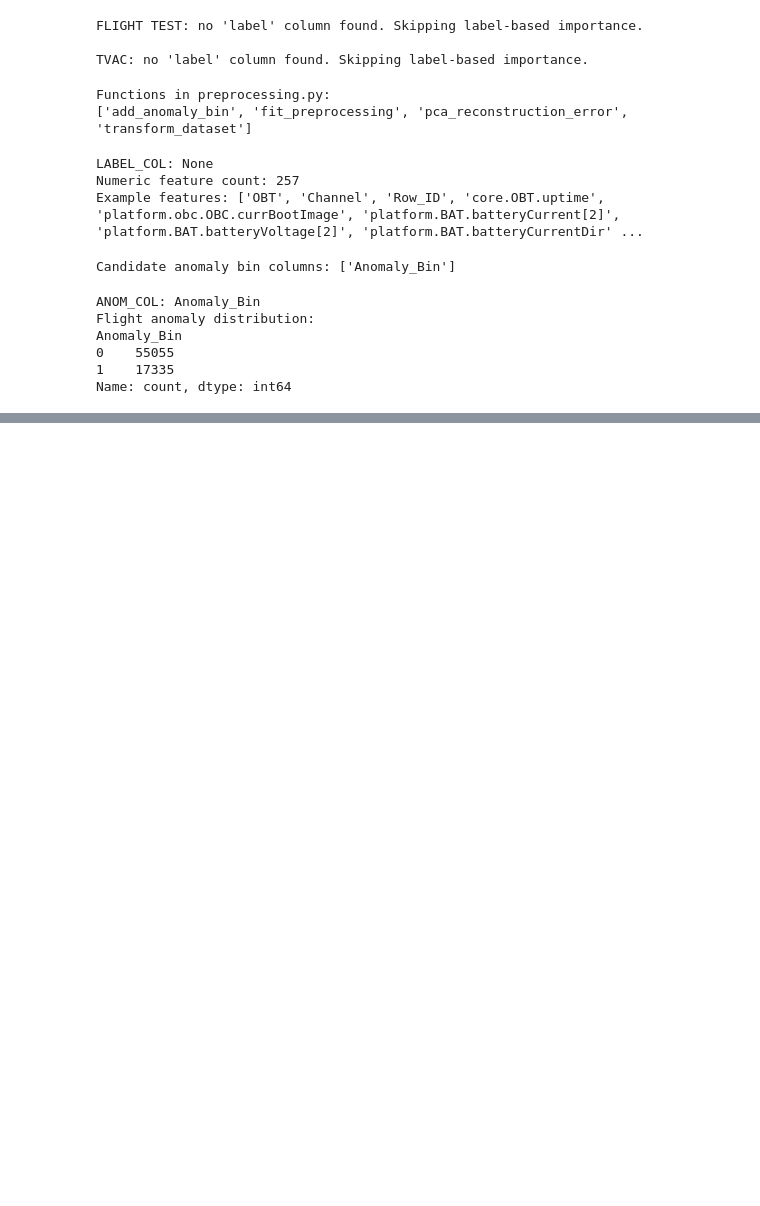
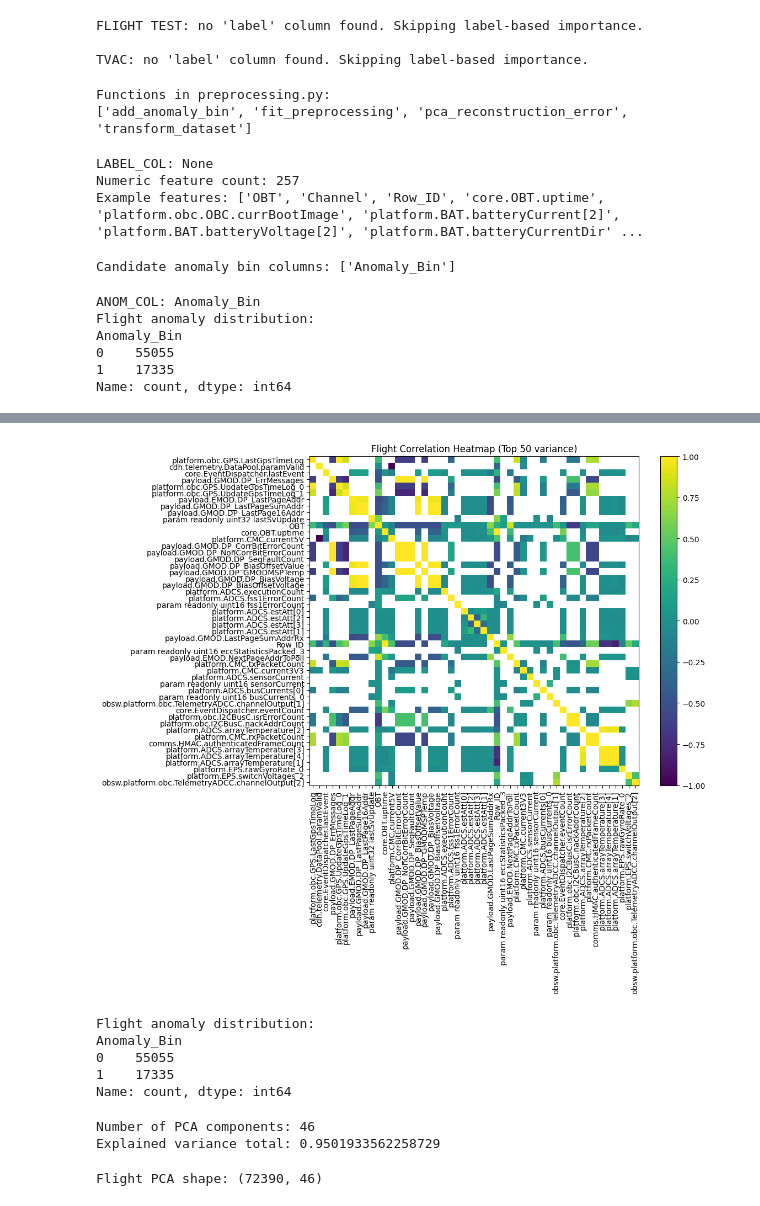
Before and after one commit to pianoforte801/Satellite-Telemetry-Anomaly-Detection-using-Classical-Machine-Learning, a Jupyter notebook: notebooks/EDA.ipynb, the cells around one changed output, grey strips where cells are left out. Drawn from its saved outputs; the diff is of its cells as text; code cells hidden in the pictures; blank space fills up the shorter version.

```diff
--- a/notebooks/EDA.ipynb
+++ b/notebooks/EDA.ipynb
@@ -711,0 +922,8 @@ TypeError: fit_preprocessing() got an unexpected keyword argument 'feature_cols'
+# %%
+flight_df = pd.read_csv(FLIGHT_PATH, low_memory=False)
+tvac_df   = pd.read_csv(TVAC_PATH, low_memory=False)
+
+print("Flight shape:", flight_df.shape)
+print("TVAC shape  :", tvac_df.shape)
+
+display(flight_df.head())
@@ -711,0 +986,6 @@ TypeError: fit_preprocessing() got an unexpected keyword argument 'feature_cols'
+# %%
+flight_num = flight_df.select_dtypes(include=np.number)
+tvac_num   = tvac_df.select_dtypes(include=np.number)
+
+print("Flight numeric count:", flight_num.shape[1])
+display(flight_num.describe().T.head(15))
@@ -711,0 +1033,42 @@ TypeError: fit_preprocessing() got an unexpected keyword argument 'feature_cols'
+# %%
+top_cols = flight_num.var().sort_values(ascending=False).head(50).index
+corr = flight_num[top_cols].corr()
+
+plt.figure(figsize=(12,10))
+plt.imshow(corr, vmin=-1, vmax=1)
+plt.colorbar()
+plt.xticks(range(len(top_cols)), top_cols, rotation=90)
+plt.yticks(range(len(top_cols)), top_cols)
+plt.title("Flight Correlation Heatmap (Top 50 variance)")
+plt.tight_layout()
+plt.show()
+# %% [output]
+[figure, added]
+# %%
+flight_df = preprocessing.add_anomaly_bin(flight_df)
+tvac_df   = preprocessing.add_anomaly_bin(tvac_df)
+
+if "Anomaly_Bin" in flight_df.columns:
+    print("Flight anomaly distribution:")
+    print(flight_df["Anomaly_Bin"].value_counts())
+# %% [output]
+Flight anomaly distribution:
+Anomaly_Bin
+0    55055
+1    17335
+Name: count, dtype: int64
+# %%
+prep = preprocessing.fit_preprocessing(flight_df, tvac_df, pca_variance=0.95)
+
+print("Number of PCA components:", prep["pca"].n_components_)
+print("Explained variance total:", prep["pca"].explained_variance_ratio_.sum())
+# %% [output]
+Number of PCA components: 46
+Explained variance total: 0.9501933562258729
+# %%
+flight_pca = preprocessing.transform_dataset(flight_df, prep)
+tvac_pca   = preprocessing.transform_dataset(tvac_df, prep)
+
+print("Flight PCA shape:", flight_pca.shape)
+# %% [output]
+Flight PCA shape: (72390, 46)
```
Also changed, not shown: parts of 15 cells of this notebook, 2 other files.
